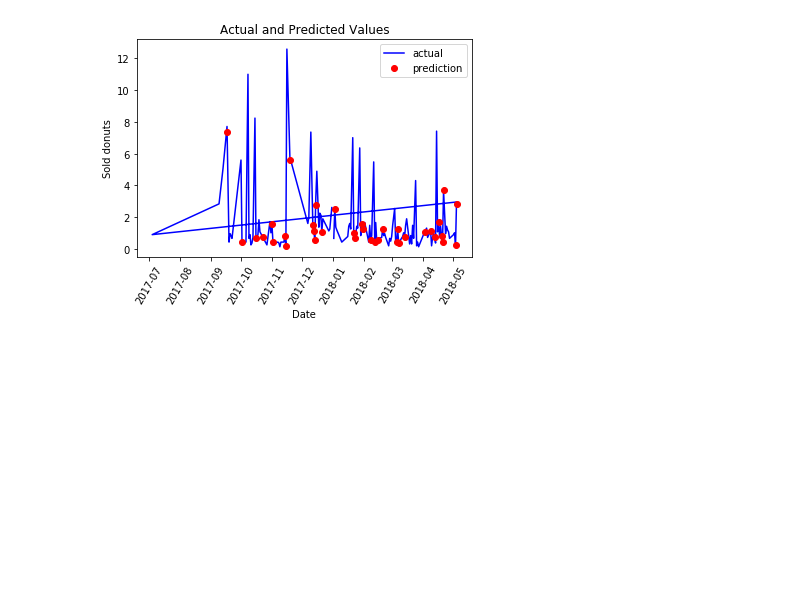
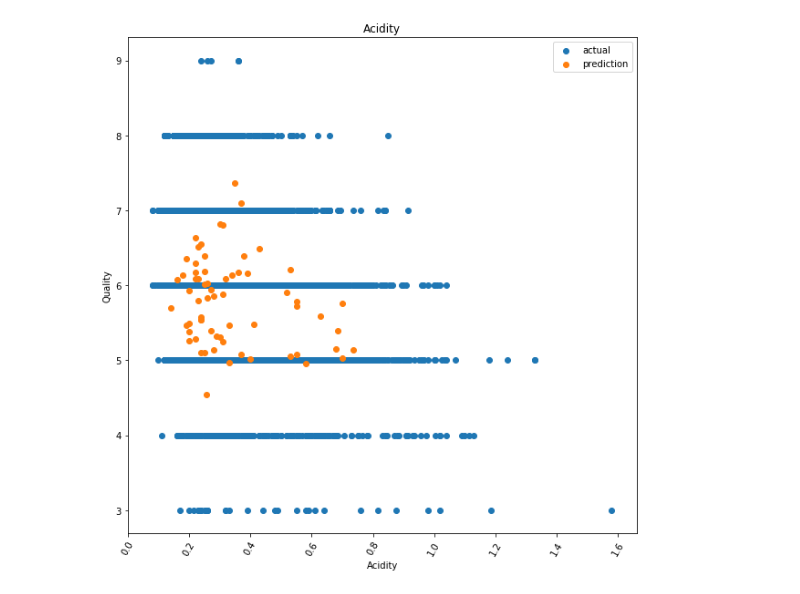
Before and after one commit to JRC2307/inteliDono, a Jupyter notebook: intelliDono.ipynb, the cells around one changed output. Drawn from its saved outputs; the diff is of its cells as text; code cells hidden in the pictures; blank space fills up the shorter version.

```diff
--- a/intelliDono.ipynb
+++ b/intelliDono.ipynb
@@ -62 +64,3 @@ rf.fit(train_features, train_labels);
+# %%
+randomForest.fit(train_features, train_labels);
 # %%
@@ -97,13 +89,3 @@ export_graphviz(tree, out_file = 'tree.dot', feature_names = feature_list, round
-# %%
-# Limit depth of tree to 2 levels
-rf_small = RandomForestRegressor(n_estimators=10, max_depth = 3, random_state=42)
-rf_small.fit(train_features, train_labels)
-
-# Extract the small tree
-tree_small = rf_small.estimators_[5]
-
-# Save the tree as a png image
-export_graphviz(tree_small, out_file = 'small_tree.dot', feature_names = feature_list, rounded = True, precision = 1)
 # %%
 
 # Get numerical feature importances
@@ -139,8 +116,8 @@ Variable: CJ                   Importance: 0.0
 # New random forest with only the two most important variables
 rf_most_important = RandomForestRegressor(n_estimators= 1000, random_state=42)
 
-# Extract the two most important features
-important_indices = [feature_list.index('PT'), feature_list.index('AVERAGE')]
+# Extract the most important features
+important_indices = [feature_list.index('alcohol'), feature_list.index('volatile acidity'), feature_list.index('free sulfur dioxide'), feature_list.index('sulphates'), feature_list.index('residual sugar'), feature_list.index('chlorides'), feature_list.index('total sulfur dioxide')]
 train_important = train_features[:, important_indices]
 test_important = test_features[:, important_indices]
 
@@ -207,13 +158,33 @@ predictions_data = pd.DataFrame(data = {'date': test_dates, 'prediction': predic
+# %%
+# Dataframe with true values and dates
+
+acidity = features[:, feature_list.index('volatile acidity')]
+
+
+true_data = pd.DataFrame(data = {'acidity': acidity, 'actual': labels})
+#
+
+# Dates of predictions
+
+acidity = test_features[:, feature_list.index('volatile acidity')]
+
+
+# Dataframe with predictions and dates
+predictions_data = pd.DataFrame(data = {'acidity': acidity, 'prediction': predictions})
+#
 # %%
 # Plot the actual values
-plt.plot(true_data['date'], true_data['actual'], 'b-', label = 'actual')
+plt.figure(figsize=(10,10))
+
+plt.scatter(true_data['acidity'], true_data['actual'])
 
 # Plot the predicted values
-plt.plot(predictions_data['date'], predictions_data['prediction'], 'ro', label = 'prediction')
+plt.scatter(predictions_data['acidity'], predictions_data['prediction'])
 plt.xticks(rotation = '60');
 plt.legend()
 
 # Graph labels
-plt.xlabel('Date'); plt.ylabel('Sold donuts'); plt.title('Actual and Predicted Values');
+plt.xlabel('Acidity'); plt.ylabel('Quality'); plt.title('Acidity');
+plt.show()
 # %% [output]
-[figure, old version]
+[figure, new version]
```
Also changed, not shown: parts of 22 cells of this notebook, 3 other files.
